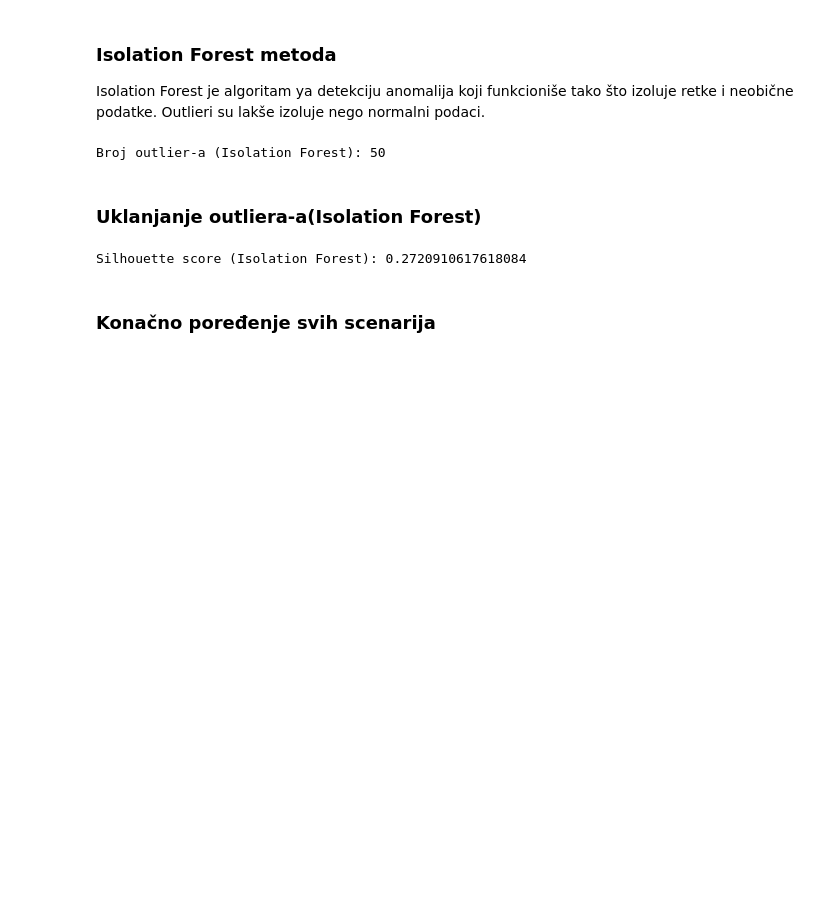
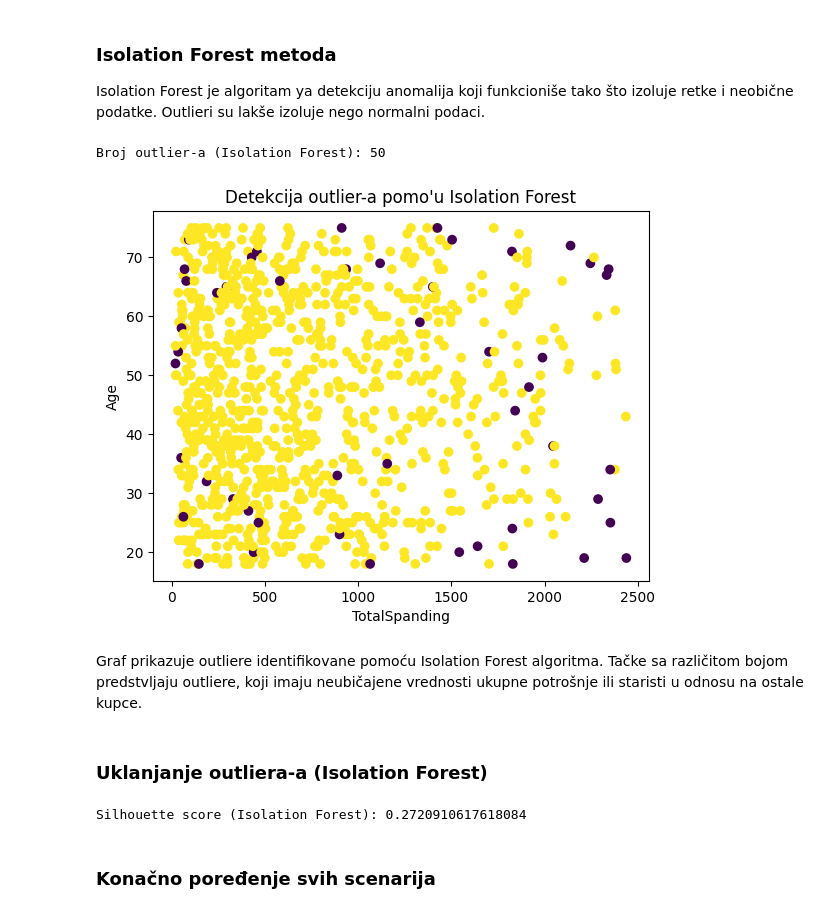
Before and after one commit to MarijaVidovic/MasinkoUcenjeDrugiProjekt, a Jupyter notebook: Online Retail & E-Commerce Dataset.ipynb, the cells around one changed output. Drawn from its saved outputs; the diff is of its cells as text; code cells hidden in the pictures; blank space fills up the shorter version.

```diff
--- a/Online Retail & E-Commerce Dataset.ipynb
+++ b/Online Retail & E-Commerce Dataset.ipynb
@@ -738,8 +858,23 @@ outliers_if = customer_data["Outlier_IF"] == -1
 print("Broj outlier-a (Isolation Forest):", outliers_if.sum())
 # %% [output]
 Broj outlier-a (Isolation Forest): 50
+# %%
+plt.scatter(
+    customer_data["TotalSpending"],
+    customer_data["Age"],
+    c = customer_data["Outlier_IF"]
+)
+
+plt.title("Detekcija outlier-a pomo'u Isolation Forest")
+plt.xlabel("TotalSpanding")
+plt.ylabel("Age")
+plt.show()
+# %% [output]
+[figure, added]
+# %% [markdown]
+Graf prikazuje outliere identifikovane pomoću Isolation Forest algoritma. Tačke sa različitom bojom predstvljaju outliere, koji imaju neubičajene vrednosti ukupne potrošnje ili staristi u odnosu na ostale kupce.
 # %% [markdown]
-### Uklanjanje outliera-a(Isolation Forest)
+### Uklanjanje outliera-a (Isolation Forest)
 # %%
 customer_data_if_clean = customer_data[customer_data["Outlier_IF"] == 1]
 X_if_clean = customer_data_if_clean[features]
```
Also changed, not shown: parts of 38 cells of this notebook.
